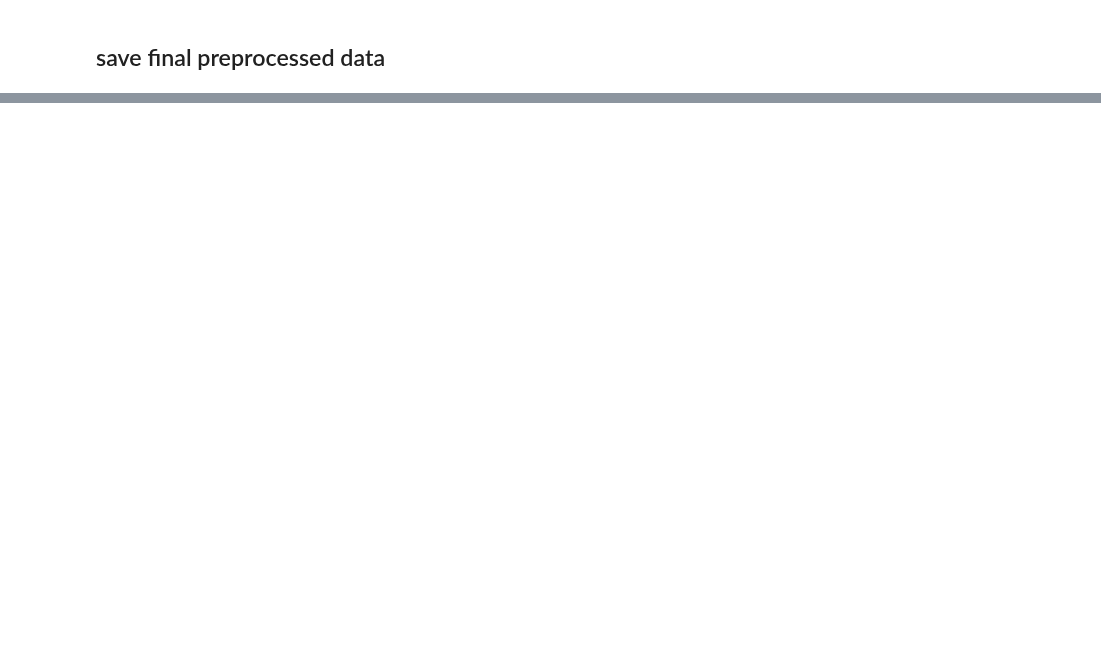
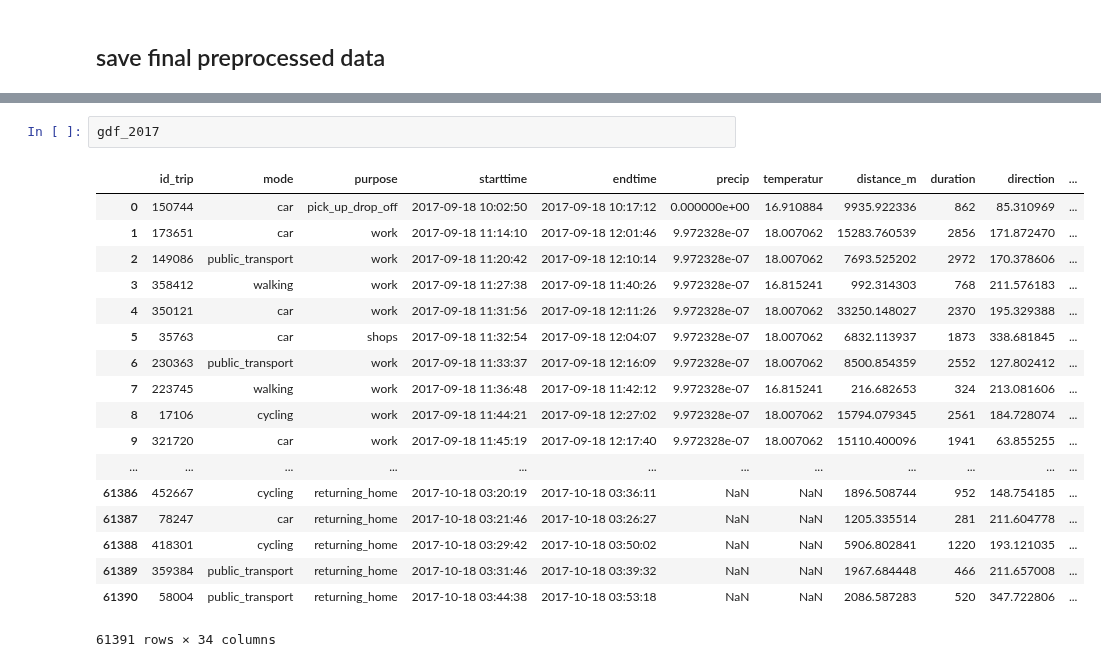
Before and after one commit to Thomasjkeel/Trip_Purpose_Classification, a Jupyter notebook: Notebooks/preprocessing/all_preprocessing.ipynb, the cells around one changed output, grey strips where cells are left out. Cells and saved outputs as stored; diff of their text form; blank space fills up the shorter version.

```diff
--- a/Notebooks/preprocessing/all_preprocessing.ipynb
+++ b/Notebooks/preprocessing/all_preprocessing.ipynb
@@ -236,0 +1360,21 @@ Wall time: 14min 32s
+# %%
+gdf_2017
+# %% [output]
+|  | id_trip | mode | purpose | starttime | endtime | precip | temperatur | distance_m | duration | direction | ... |
+| 0 | 150744 | car | pick_up_drop_off | 2017-09-18 10:02:50 | 2017-09-18 10:17:12 | 0.000000e+00 | 16.910884 | 9935.922336 | 862 | 85.310969 | ... |
+| 1 | 173651 | car | work | 2017-09-18 11:14:10 | 2017-09-18 12:01:46 | 9.972328e-07 | 18.007062 | 15283.760539 | 2856 | 171.872470 | ... |
+| 2 | 149086 | public_transport | work | 2017-09-18 11:20:42 | 2017-09-18 12:10:14 | 9.972328e-07 | 18.007062 | 7693.525202 | 2972 | 170.378606 | ... |
+| 3 | 358412 | walking | work | 2017-09-18 11:27:38 | 2017-09-18 11:40:26 | 9.972328e-07 | 16.815241 | 992.314303 | 768 | 211.576183 | ... |
+| 4 | 350121 | car | work | 2017-09-18 11:31:56 | 2017-09-18 12:11:26 | 9.972328e-07 | 18.007062 | 33250.148027 | 2370 | 195.329388 | ... |
+| 5 | 35763 | car | shops | 2017-09-18 11:32:54 | 2017-09-18 12:04:07 | 9.972328e-07 | 18.007062 | 6832.113937 | 1873 | 338.681845 | ... |
+| 6 | 230363 | public_transport | work | 2017-09-18 11:33:37 | 2017-09-18 12:16:09 | 9.972328e-07 | 18.007062 | 8500.854359 | 2552 | 127.802412 | ... |
+| 7 | 223745 | walking | work | 2017-09-18 11:36:48 | 2017-09-18 11:42:12 | 9.972328e-07 | 16.815241 | 216.682653 | 324 | 213.081606 | ... |
+| 8 | 17106 | cycling | work | 2017-09-18 11:44:21 | 2017-09-18 12:27:02 | 9.972328e-07 | 18.007062 | 15794.079345 | 2561 | 184.728074 | ... |
+| 9 | 321720 | car | work | 2017-09-18 11:45:19 | 2017-09-18 12:17:40 | 9.972328e-07 | 18.007062 | 15110.400096 | 1941 | 63.855255 | ... |
+| ... | ... | ... | ... | ... | ... | ... | ... | ... | ... | ... | ... |
+| 61386 | 452667 | cycling | returning_home | 2017-10-18 03:20:19 | 2017-10-18 03:36:11 | NaN | NaN | 1896.508744 | 952 | 148.754185 | ... |
+| 61387 | 78247 | car | returning_home | 2017-10-18 03:21:46 | 2017-10-18 03:26:27 | NaN | NaN | 1205.335514 | 281 | 211.604778 | ... |
+| 61388 | 418301 | cycling | returning_home | 2017-10-18 03:29:42 | 2017-10-18 03:50:02 | NaN | NaN | 5906.802841 | 1220 | 193.121035 | ... |
+| 61389 | 359384 | public_transport | returning_home | 2017-10-18 03:31:46 | 2017-10-18 03:39:32 | NaN | NaN | 1967.684448 | 466 | 211.657008 | ... |
+| 61390 | 58004 | public_transport | returning_home | 2017-10-18 03:44:38 | 2017-10-18 03:53:18 | NaN | NaN | 2086.587283 | 520 | 347.722806 | ... |
+61391 rows × 34 columns
```
Also changed, not shown: parts of 116 cells of this notebook, 13 other files.
